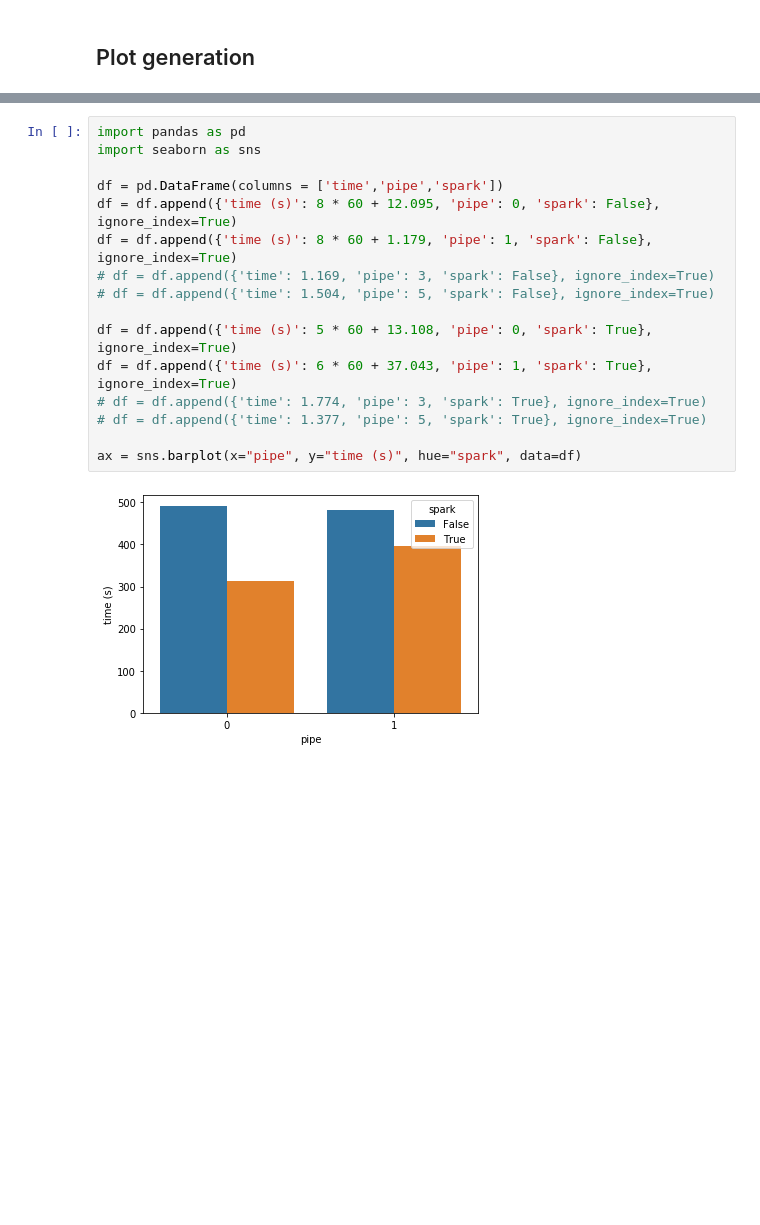
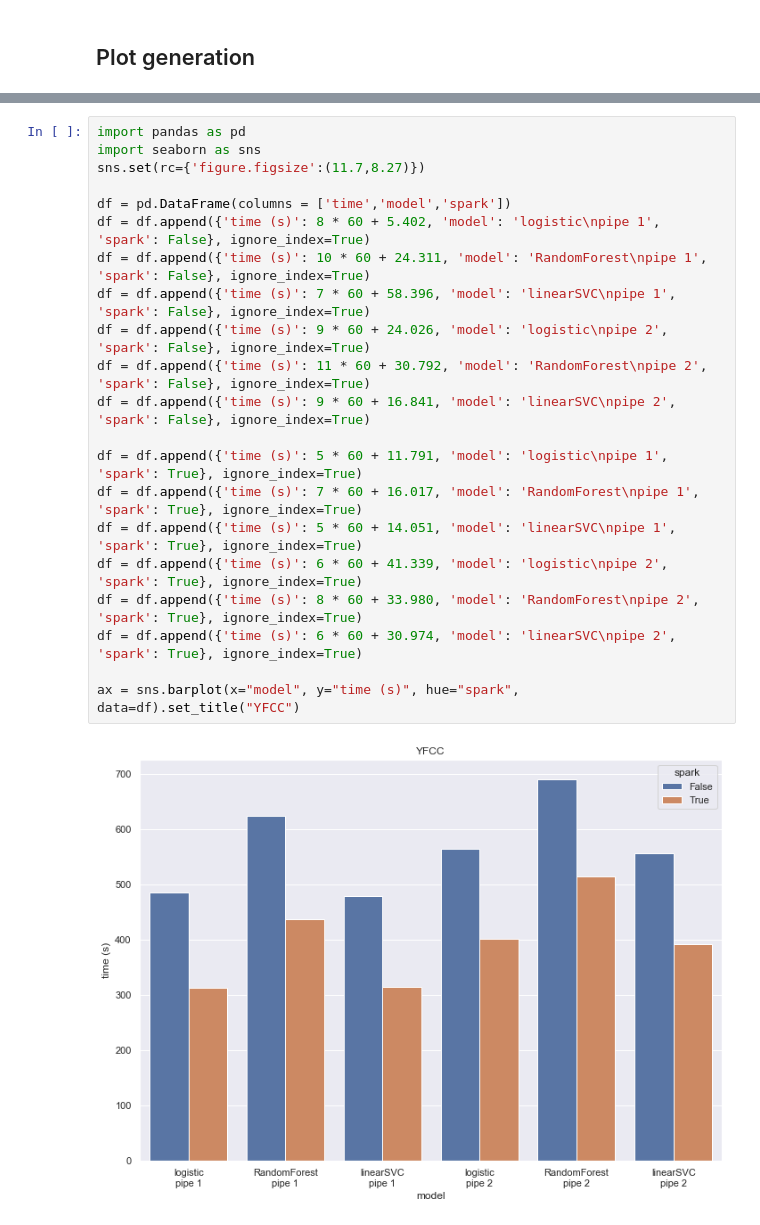
Before and after one commit to DS3Lab/datascope-pipelines, a Jupyter notebook: rumble_experiments/rumbleML_plots.ipynb, the cells around one changed output, grey strips where cells are left out. Saved outputs shown, nothing was run; the diff lists cells and outputs as text; blank space fills up the shorter version.

```diff
--- a/rumble_experiments/rumbleML_plots.ipynb
+++ b/rumble_experiments/rumbleML_plots.ipynb
@@ -21,18 +23,23 @@ ax = sns.barplot(x="pipe", y="time (s)", hue="spark", data=df)
 # %%
 import pandas as pd
 import seaborn as sns
+sns.set(rc={'figure.figsize':(11.7,8.27)})
 
-df = pd.DataFrame(columns = ['time','pipe','spark'])
-df = df.append({'time (s)': 8 * 60 + 12.095, 'pipe': 0, 'spark': False}, ignore_index=True)
-df = df.append({'time (s)': 8 * 60 + 1.179, 'pipe': 1, 'spark': False}, ignore_index=True)
-# df = df.append({'time': 1.169, 'pipe': 3, 'spark': False}, ignore_index=True)
-# df = df.append({'time': 1.504, 'pipe': 5, 'spark': False}, ignore_index=True)
+df = pd.DataFrame(columns = ['time','model','spark'])
+df = df.append({'time (s)': 8 * 60 + 5.402, 'model': 'logistic\npipe 1', 'spark': False}, ignore_index=True)
+df = df.append({'time (s)': 10 * 60 + 24.311, 'model': 'RandomForest\npipe 1', 'spark': False}, ignore_index=True)
+df = df.append({'time (s)': 7 * 60 + 58.396, 'model': 'linearSVC\npipe 1', 'spark': False}, ignore_index=True)
+df = df.append({'time (s)': 9 * 60 + 24.026, 'model': 'logistic\npipe 2', 'spark': False}, ignore_index=True)
+df = df.append({'time (s)': 11 * 60 + 30.792, 'model': 'RandomForest\npipe 2', 'spark': False}, ignore_index=True)
+df = df.append({'time (s)': 9 * 60 + 16.841, 'model': 'linearSVC\npipe 2', 'spark': False}, ignore_index=True)
 
-df = df.append({'time (s)': 5 * 60 + 13.108, 'pipe': 0, 'spark': True}, ignore_index=True)
-df = df.append({'time (s)': 6 * 60 + 37.043, 'pipe': 1, 'spark': True}, ignore_index=True)
-# df = df.append({'time': 1.774, 'pipe': 3, 'spark': True}, ignore_index=True)
-# df = df.append({'time': 1.377, 'pipe': 5, 'spark': True}, ignore_index=True)
+df = df.append({'time (s)': 5 * 60 + 11.791, 'model': 'logistic\npipe 1', 'spark': True}, ignore_index=True)
+df = df.append({'time (s)': 7 * 60 + 16.017, 'model': 'RandomForest\npipe 1', 'spark': True}, ignore_index=True)
+df = df.append({'time (s)': 5 * 60 + 14.051, 'model': 'linearSVC\npipe 1', 'spark': True}, ignore_index=True)
+df = df.append({'time (s)': 6 * 60 + 41.339, 'model': 'logistic\npipe 2', 'spark': True}, ignore_index=True)
+df = df.append({'time (s)': 8 * 60 + 33.980, 'model': 'RandomForest\npipe 2', 'spark': True}, ignore_index=True)
+df = df.append({'time (s)': 6 * 60 + 30.974, 'model': 'linearSVC\npipe 2', 'spark': True}, ignore_index=True)
 
-ax = sns.barplot(x="pipe", y="time (s)", hue="spark", data=df)
+ax = sns.barplot(x="model", y="time (s)", hue="spark", data=df).set_title("YFCC")
 # %% [output]
-[figure, old version]
+[figure, new version]
```
Also changed, not shown: parts of 1 cell of this notebook, 16 other files.
